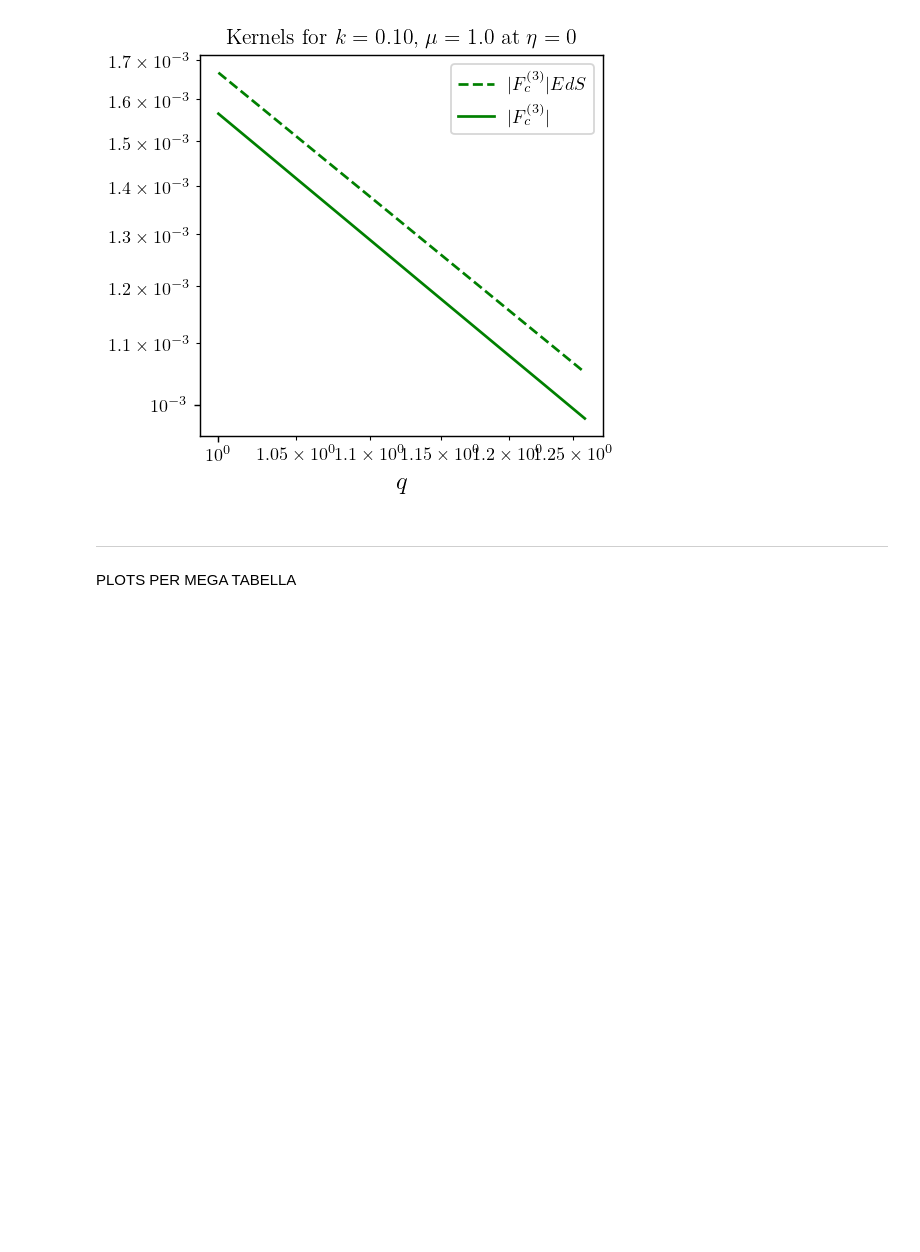
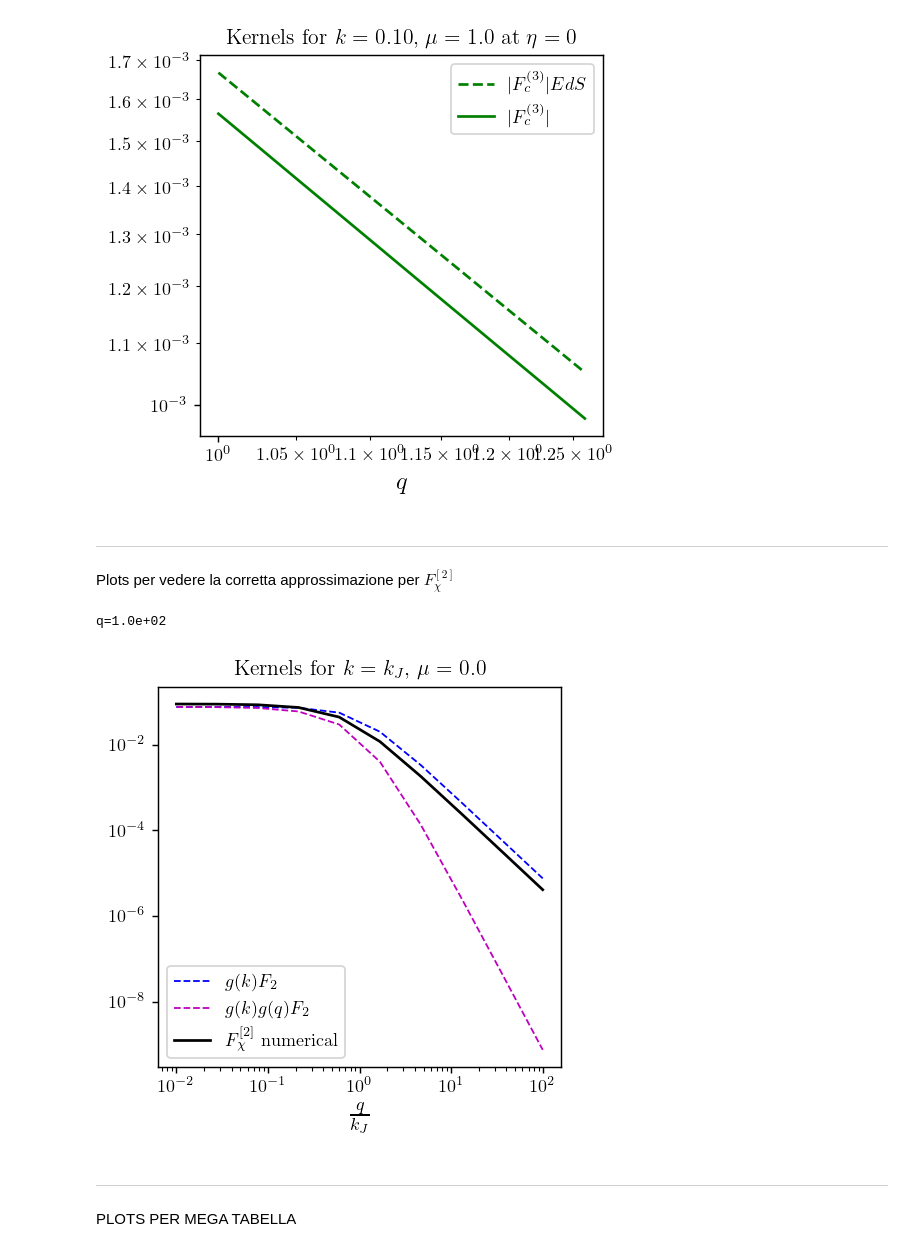
Before and after one commit to fverd/class, a Jupyter notebook: soundspeed-scripts/kernels-fullnum/compare-ankernels.ipynb, the cells around one changed output. Drawn from its saved outputs; the diff is of its cells as text; code cells hidden in the pictures; blank space fills up the shorter version.

```diff
--- a/soundspeed-scripts/kernels-fullnum/compare-ankernels.ipynb
+++ b/soundspeed-scripts/kernels-fullnum/compare-ankernels.ipynb
@@ -165,6 +165,45 @@ plt.yscale('log')
 plt.show()
 # %% [output]
 [figure]
+# %% [markdown]
+---
+Plots per vedere la corretta approssimazione per $F_\chi^{[2]}$
+# %%
+qlist=np.logspace(-2,2.,10)
+Fchilist=[];
+mup=0.
+kp=1
+
+for qp in qlist:
+    print(f'q={qp:.1e}', end='\r', flush=True)
+    kMq = np.sqrt(kp**2 + qp**2 - 2*kp*qp*mup)
+    g_kMq=nk.g_an(-2*np.log(kMq/kref));g_q=nk.g_an(-2*np.log(qp/kref))
+    g_k=nk.g_an(-2*np.log(kp/kref))
+
+    cT12 = (kp*mup-qp)/kMq
+    _, _, F2xnum, G2xnum=nk.solve_F2([qp,kMq,cT12])
+
+    Fchilist.append([F2xnum,nk.F2_0(kp,qp,mup)*g_k,nk.F2_0(kp,qp,mup)*g_k*g_q])
+Fchilist=np.array(Fchilist).T
+
+plt.figure(figsize=(4,3.8), dpi=130)
+plt.plot(qlist, Fchilist[1], 'b--', linewidth=1., label=r'$g(k)F_2$')
+# plt.plot(qlist, 3/10*Fchilist[1], 'b:',linewidth=1.,label=r'$\frac{3}{10}g(k)F_2$')
+
+plt.plot(qlist, Fchilist[2], 'm--', linewidth=1.,label=r'$g(k)g(q)F_2$')
+plt.plot(qlist, Fchilist[0], 'k', label=r'$F_\chi^{[2]}$ numerical')
+
+plt.legend()
+plt.title(r'Kernels for $k= k_J$, $\mu='+'%.1f'%mup+r'$')
+plt.xlabel(r'$\frac{q}{k_J}$', fontsize=14)
+plt.xscale('log')
+plt.yscale('log')
+# plt.ylim([1.e-5,None])
+# plt.savefig('/home/fverdian/class/soundspeed-scripts/figure/F2_IR_kiskJ.pdf', bbox_inches='tight')
+plt.show()
+# %% [output]
+q=1.0e+02
+[figure, added]
 # %% [markdown]
 ----
 PLOTS PER MEGA TABELLA
```
Also changed, not shown: parts of 2 cells of this notebook, 11 other files.
